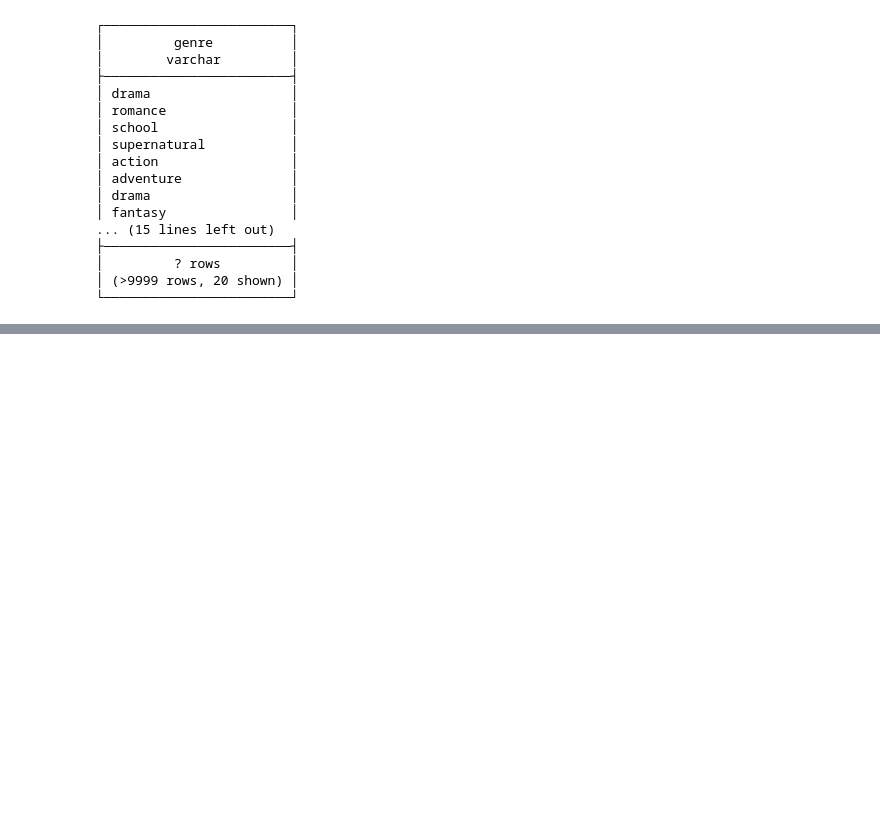
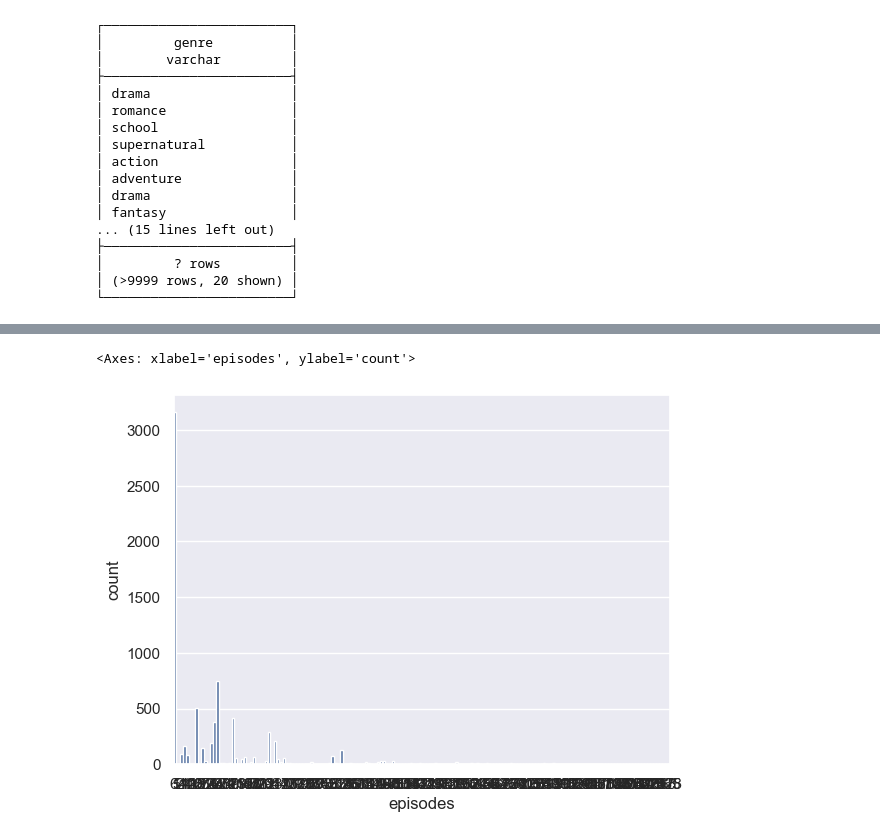
Before and after one commit to drod75/MyAnimeListDashboard, a Jupyter notebook: notebooks/duckdb.ipynb, the cells around one changed output, grey strips where cells are left out. Cells and saved outputs as stored; diff of their text form; code cells hidden in the pictures; blank space fills up the shorter version.

```diff
--- a/notebooks/duckdb.ipynb
+++ b/notebooks/duckdb.ipynb
@@ -365,0 +571,4 @@ duckdb.sql(genre_cleaning_2_query)
+# %%
+anime_df['episodes'] = anime_df['episodes'].str.strip()
+anime_df['episodes'] = anime_df['episodes'].str.lower()
+anime_df['episodes']
@@ -365,0 +603,5 @@ duckdb.sql(genre_cleaning_2_query)
+# %%
+sns.countplot(data=anime_df, x='episodes')
+# %% [output]
+<Axes: xlabel='episodes', ylabel='count'>
+[figure, added]
```
Also changed, not shown: parts of 33 cells of this notebook, 8 other files.
